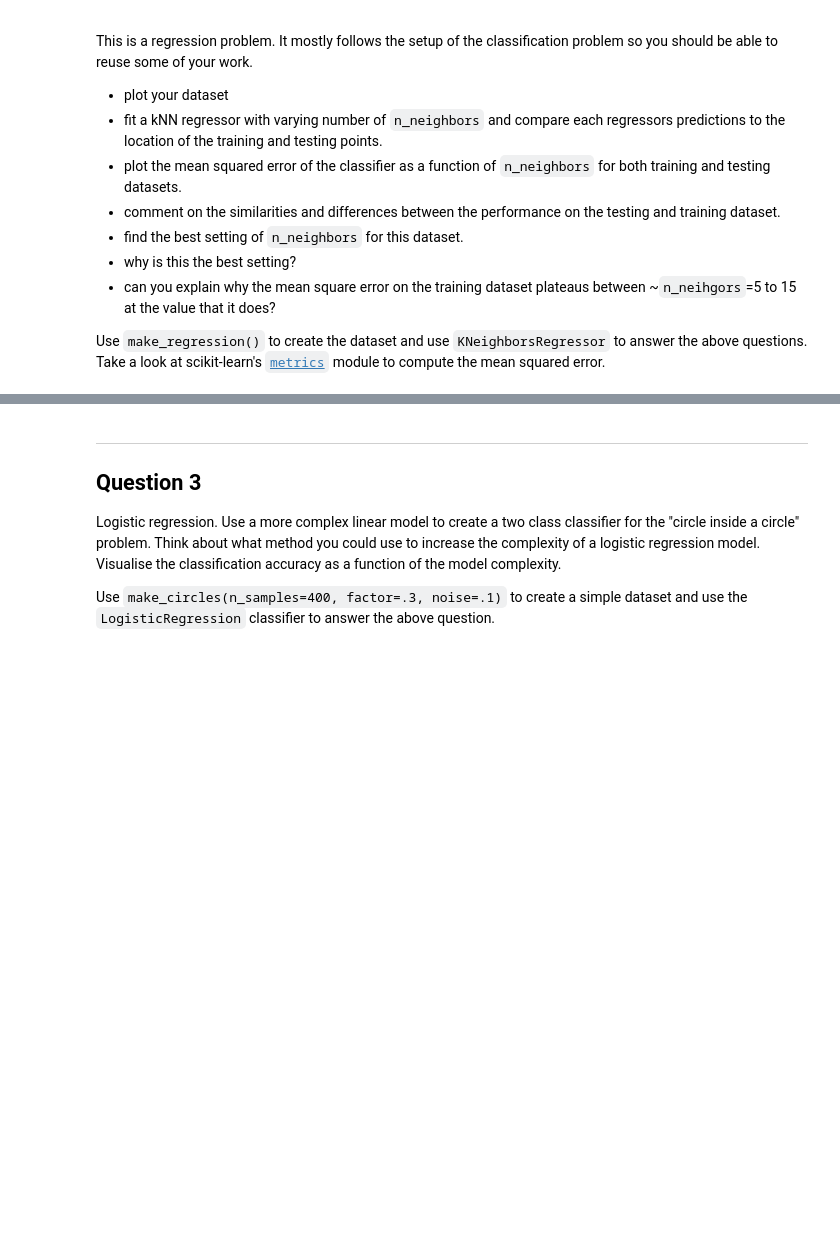
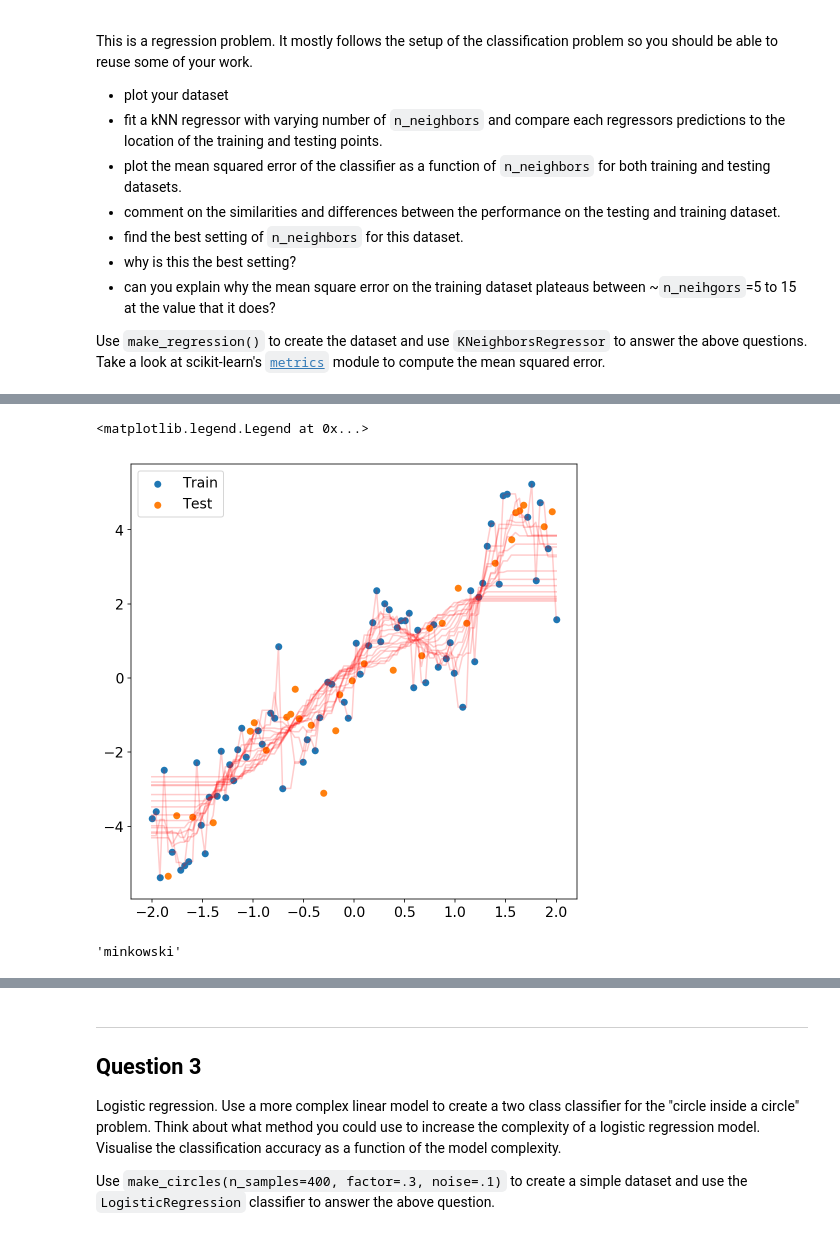
Before and after one commit to ZeusHofstetter/advanced-comp-2018, a Jupyter notebook: exercise_1.ipynb, the cells around one changed output, grey strips where cells are left out. Saved outputs shown, nothing was run; the diff lists cells and outputs as text; code cells hidden in the pictures; blank space fills up the shorter version.

```diff
--- a/exercise_1.ipynb
+++ b/exercise_1.ipynb
@@ -193,0 +256,30 @@ def make_regression(n_samples=100, noise_level=0.8, random_state=2):
+# %%
+from sklearn.neighbors import KNeighborsRegressor
+
+#fit a kNN regressor with varying number of n_neighbors
+k_train = np.arange(1,33,2)
+accuracy_train = []
+accuracy_test = []
+
+X_train,X_test, y_train,y_test = train_test_split(X, y, train_size=0.7)
+plt.scatter(X_train,y_train, label='Train')
+plt.scatter(X_test,y_test,label='Test')
+
+for kt in k_train:
+    rgr = KNeighborsRegressor(n_neighbors=kt)
+    rgr.fit(X_train, y_train)
+    plt.plot(line, rgr.predict(line), '-r', alpha=0.2)
+
+plt.legend(loc='best')
+#and compare each regressors predictions to the location of the training and testing points.
+#for k=1, the line kNN regression goes through all the test-points.
+#The more neighbors are used, the smoother the kNN regression becomes.
+#Also for k from 1-33, the outliers in the test set are never captured by the model,
+#while the outliers in the training set are captured at small k's
+# %% [output]
+<matplotlib.legend.Legend at 0x...>
+[figure, added]
+# %%
+rgr.metric
+# %% [output]
+'minkowski'
```
Also changed, not shown: parts of 13 cells of this notebook.
